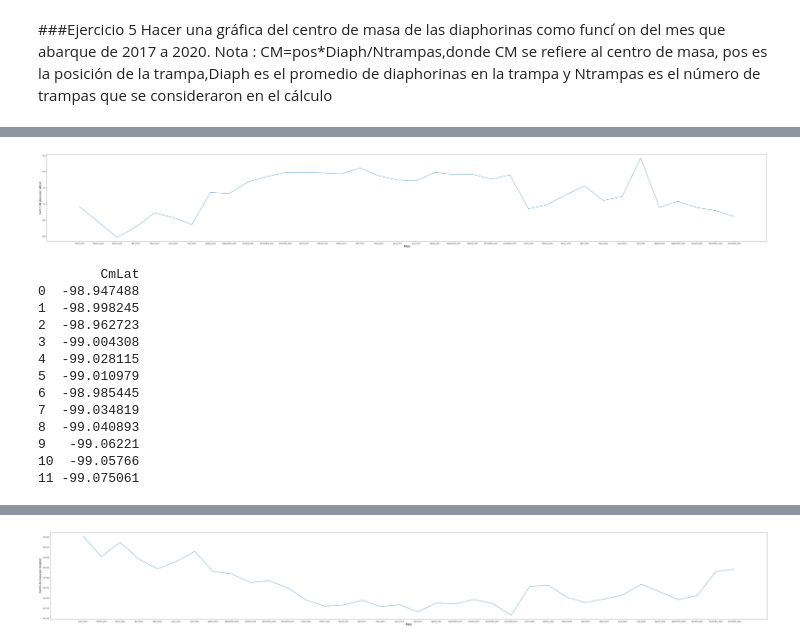
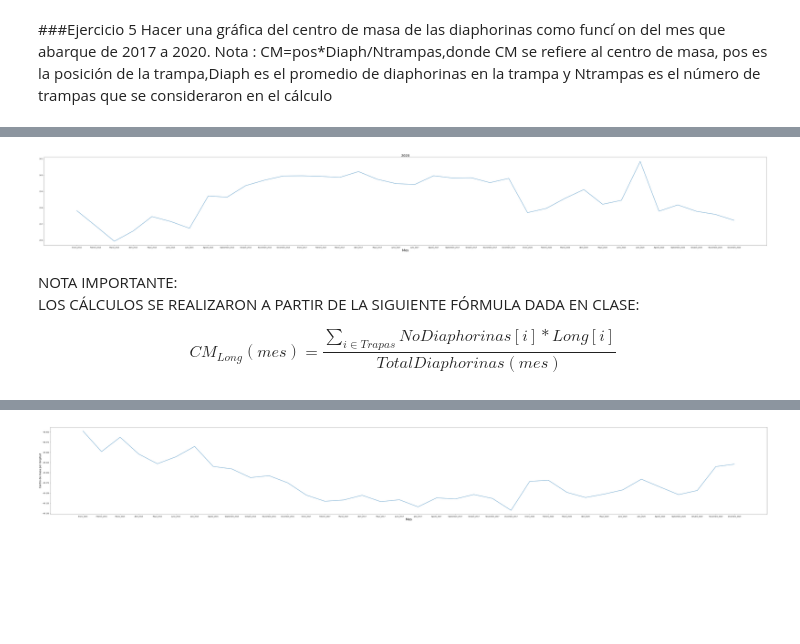
Before and after one commit to HilbertN/Analisis_de_datos_Tareas, a Jupyter notebook: tarea1.ipynb, the cells around one changed output, grey strips where cells are left out. Cells and saved outputs as stored; diff of their text form; code cells hidden in the pictures; blank space fills up the shorter version.

Commit message:
Se realizaron pequeños cambios y quitamos líneas de código innecesarias

```diff
--- a/tarea1.ipynb
+++ b/tarea1.ipynb
@@ -242,6 +150,3 @@ i19=v19/m19
 m20=veinte.groupby(['Mes','Ubicacion'])[veinte.columns.values[13]].mean().groupby(level='Mes').mean()
 v20=veinte.groupby(['Mes','Ubicacion'])[veinte.columns.values[13]].mean().groupby(level='Mes').var()
 i20=v20/m20
-
-t=pd.concat([i15,i16,i17,i19,i20],axis=1)
-t
@@ -351,15 +194,20 @@ print(da3)
 # %%
 da1.index=['Enero_2015','Febrero_2015','Marzo_2015','Abril_2015','Mayo_2015','Junio_2015','Julio_2015','Agosto_2015','Septiembre_2015','Octubre_2015','Noviembre_2015','Diciembre_2015']
 da2.index=['Enero_2017','Febrero_2017','Marzo_2017','Abril_2017','Mayo_2017','Junio_2017','Julio_2017','Agosto_2017','Septiembre_2017','Octubre_2017','Noviembre_2017','Diciembre_2017']
 da3.index=['Enero_2020','Febrero_2020','Marzo_2020','Abril_2020','Mayo_2020','Junio_2020','Julio_2020','Agosto_2020','Septiembre_2020','Octubre_2020','Noviembre_2020','Diciembre_2020']
 w=pd.concat([da1,da2,da3],axis=0)
 fig, ax=plt.subplots(figsize=(80,10))
 ax.plot(w.index,w.values)
 ax.set_xlabel("Mes",fontsize=20)
-ax.set_ylabel("Centro de masa por latitud",fontsize=15)
+ax.set_title('2020',fontsize=20)
 plt.show()
 # %% [output]
-[figure, old version]
+[figure, new version]
+# %% [markdown]
+NOTA IMPORTANTE:
+LOS CÁLCULOS SE REALIZARON A PARTIR DE LA SIGUIENTE FÓRMULA DADA EN CLASE:
+
+$$CM_{Long}(mes)=\frac{\sum_{i \in Trapas}NoDiaphorinas[i]*Long[i] }{TotalDiaphorinas(mes)}$$
 # %%
 dl1=pd.DataFrame(columns=['CmLat'],index=np.arange(0, 12))
 for i in np.arange(1, 13):
@@ -367,18 +215,3 @@ for i in np.arange(1, 13):
     t = h[quince.columns.values[12]].sum()
     clat = (h['Longitud']*h[quince.columns.values[12]]).sum()/t
     dl1.iloc[i-1] = clat
-print(dl1)
-# %% [output]
-        CmLat
-0  -98.947488
-1  -98.998245
-2  -98.962723
-3  -99.004308
-4  -99.028115
-5  -99.010979
-6  -98.985445
-7  -99.034819
-8  -99.040893
-9   -99.06221
-10  -99.05766
-11 -99.075061
```
Also changed, not shown: parts of 26 cells of this notebook.
